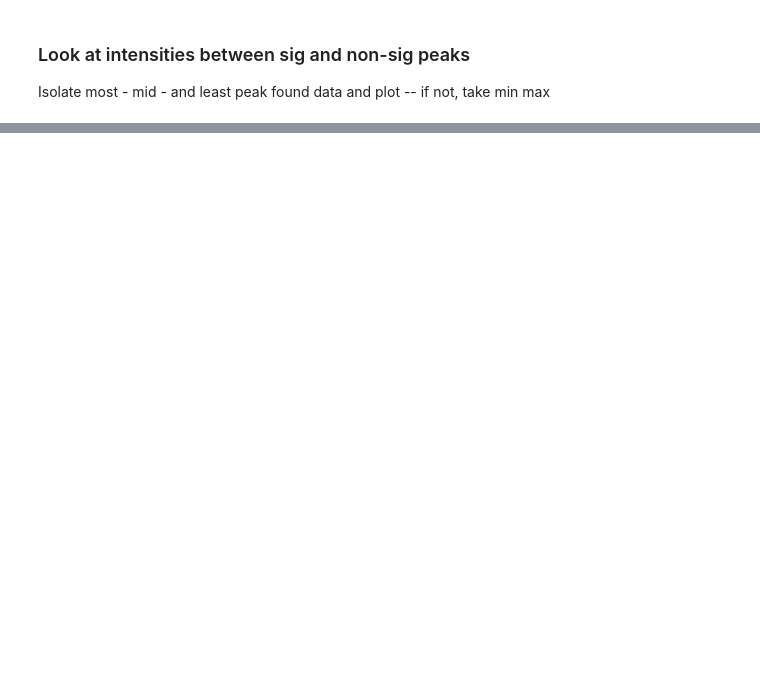
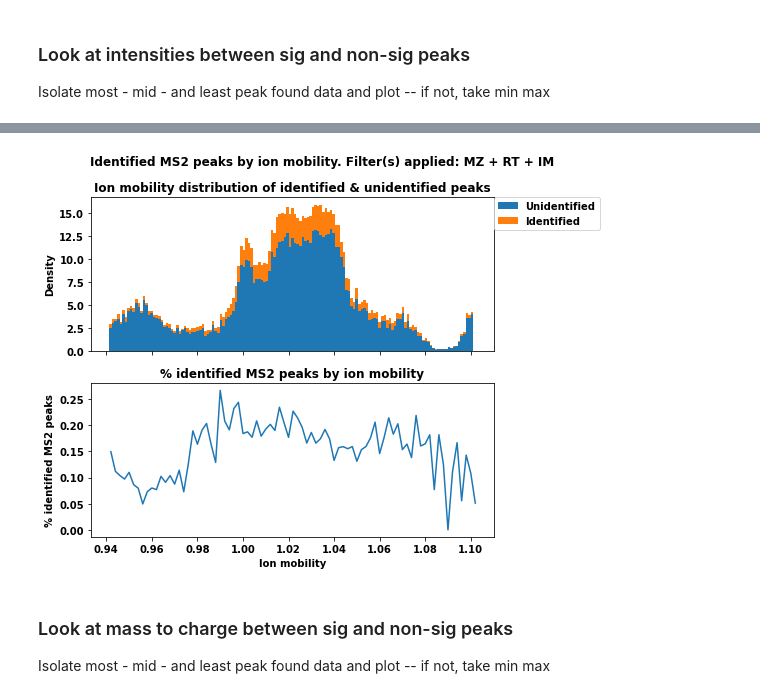
Before and after one commit to irahorecka/roest-ms, a Jupyter notebook: presentation/plotting-of-figures.ipynb, the cells around one changed output, grey strips where cells are left out. Saved outputs shown, nothing was run; the diff lists cells and outputs as text; code cells hidden in the pictures; blank space fills up the shorter version.

```diff
--- a/presentation/plotting-of-figures.ipynb
+++ b/presentation/plotting-of-figures.ipynb
@@ -187,0 +245,37 @@ plot_3_lines(
+# %%
+# FOR PLOTTING ION MOBILITY
+
+fig, (ax1, ax2) = plt.subplots(2, 1, sharex=True)
+fig.set_size_inches(8, 6)
+# Change values here..
+fig.suptitle("Identified MS2 peaks by ion mobility. Filter(s) applied: MZ + RT + IM")
+
+ax1.hist(
+    [nonfound_im, found_im],
+    label=["Unidentified", "Identified"],
+    stacked=True,
+    density=True,
+    bins=142,
+)
+ax1.set_title("Ion mobility distribution of identified & unidentified peaks")
+ax1.legend(bbox_to_anchor=(1, 1), loc=2, borderaxespad=0.0)
+ax1.set(ylabel="Density")
+
+# Change values here..
+ax2.plot(rt_mz_rt_im_window[1:], perc_found_in_rt_mz_rt_im_window[1:], label="Found")
+ax2.set_title("% identified MS2 peaks by ion mobility")
+# ax2.legend(bbox_to_anchor=(1, 1), loc=2, borderaxespad=0.)
+ax2.set(xlabel="Ion mobility", ylabel="% identified MS2 peaks")
+
+fig.tight_layout()
+# Change values here..
+plt.savefig(
+    FIG_OUT_DIR / "20220201_RT_2688.630046_frame=25523_scan=452_MZ_RT_IM_ion_mobility.png", dpi=100
+)
+plt.show()
+# %% [output]
+[figure, added]
+# %% [markdown]
+### Look at mass to charge between sig and non-sig peaks
+
+Isolate most - mid - and least peak found data and plot -- if not, take min max
```
Also changed, not shown: parts of 13 cells of this notebook, 2 other files.
